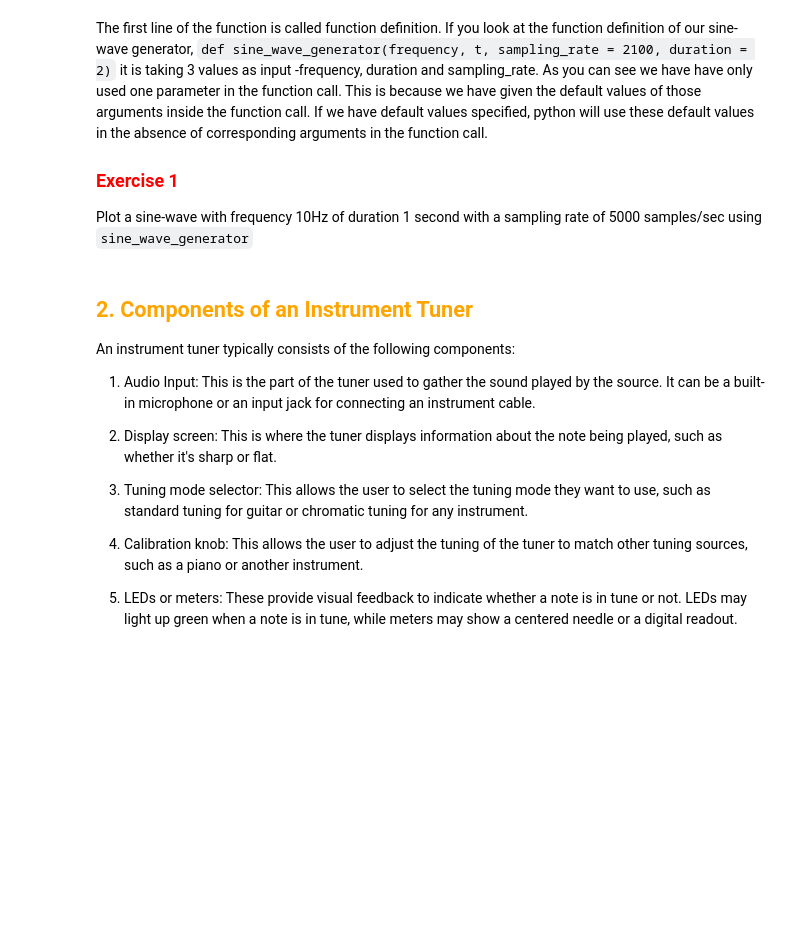
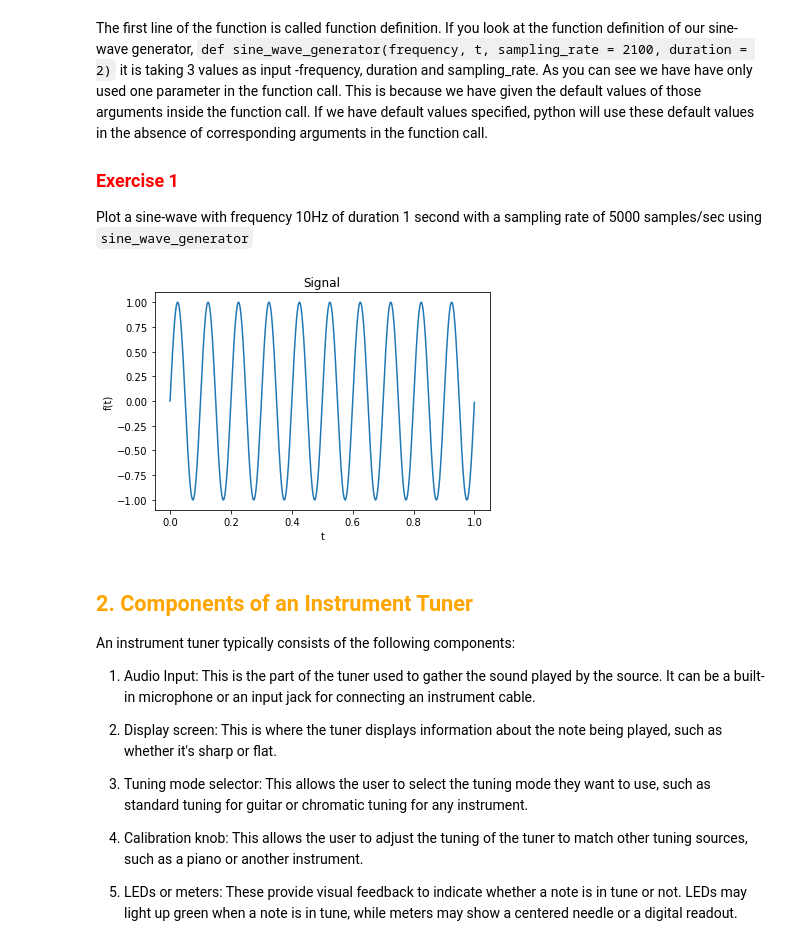
Before and after one commit to paidanL/DSLab_Fourier, a Jupyter notebook: book/labs/analysis/instrument_tuning/tuning.ipynb, the cells around one changed output. Drawn from its saved outputs; the diff is of its cells as text; code cells hidden in the pictures; blank space fills up the shorter version.

```diff
--- a/book/labs/analysis/instrument_tuning/tuning.ipynb
+++ b/book/labs/analysis/instrument_tuning/tuning.ipynb
@@ -77,6 +77,10 @@ If you look at the function definition of our sine-wave generator,
 ### <span style="color:red"> Exercise 1</span>
 
 Plot a sine-wave with frequency 10Hz of duration 1 second with a sampling rate of 5000 samples/sec using `sine_wave_generator`
+# %%
+sine_wave_generator(10, sampling_rate=5000, duration=1)
+# %% [output]
+[figure, added]
 # %% [markdown]
 ## <span style="color:orange;"> 2. Components of an Instrument Tuner </span>
 
```
Also changed, not shown: parts of 10 cells of this notebook, 3 other files.
